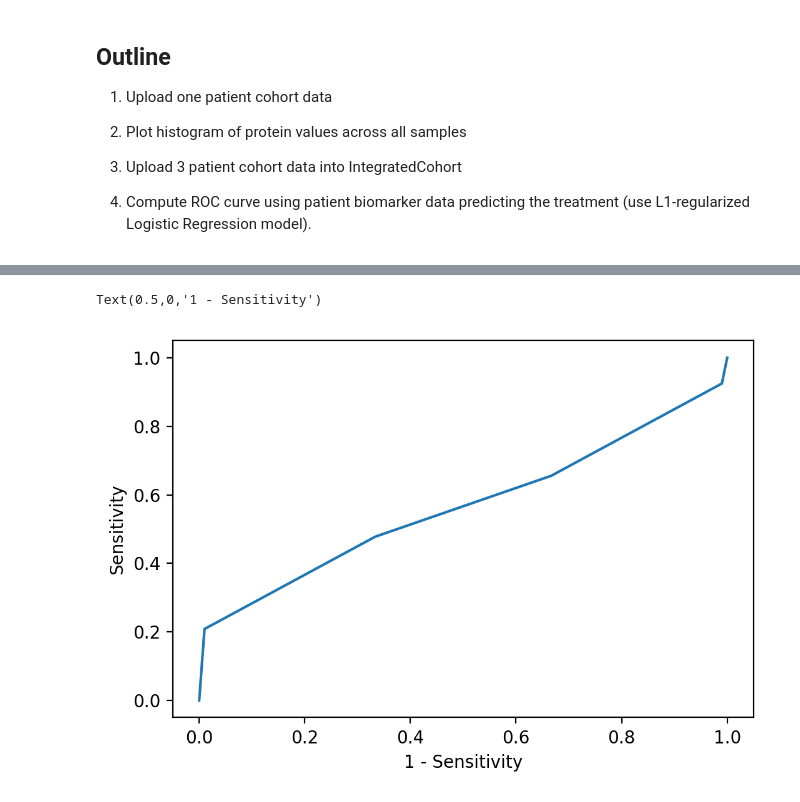
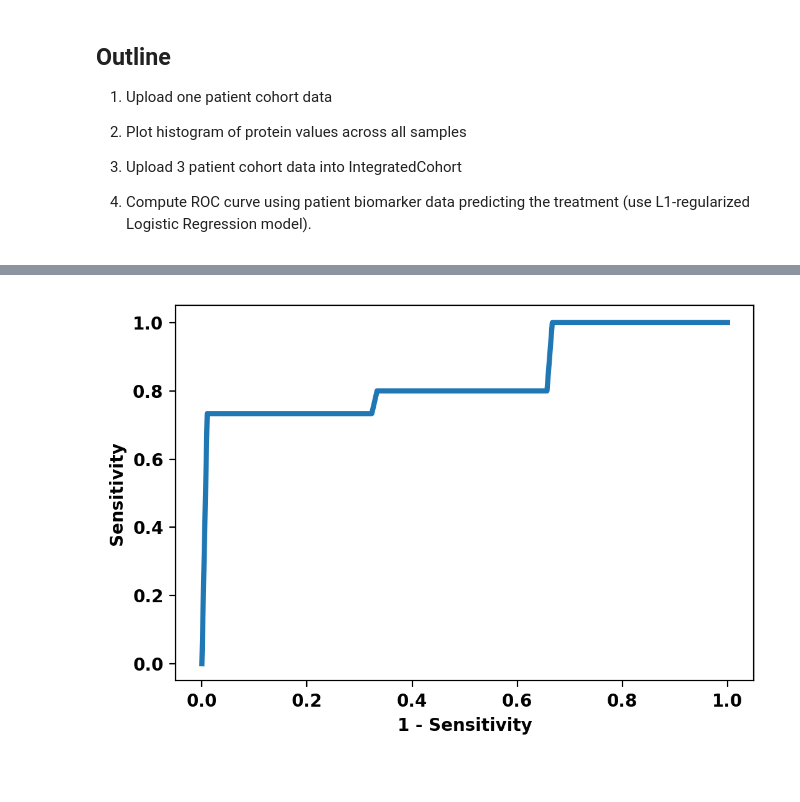
Before and after one commit to ngiangre/cohorts, a Jupyter notebook: Bioinformatics_Note_Implementation.ipynb, the cells around one changed output, grey strips where cells are left out. Cells and saved outputs as stored; diff of their text form; code cells hidden in the pictures; blank space fills up the shorter version.

```diff
--- a/Bioinformatics_Note_Implementation.ipynb
+++ b/Bioinformatics_Note_Implementation.ipynb
@@ -123,18 +141,20 @@ inter = 100
 fprs = np.linspace(0, 1, inter)
 tprs = []
 for train, test in cv.split(X, Y):
-    y_score =  (LogisticRegression(C=10,penalty='l1').
+    y_score =  (LogisticRegression(C=1,penalty='l1').
                   fit(X.iloc[train],Y.iloc[train]).
-                  predict(X.iloc[test]))
-    fpr, tpr, _ = roc_curve(Y.iloc[test],y_score,1)
+                  predict_proba(X.iloc[test]))
+    fpr, tpr, _ = roc_curve(Y.iloc[test],y_score[:,1],1)
     tprs.append(interp(fprs, fpr, tpr))
     tprs[-1][0] = 0.0
 mean_tpr = np.mean(tprs, axis=0)
 # %%
 fig,ax=plt.subplots(dpi=200)
-ax.plot(fprs,mean_tpr)
-ax.set_ylabel('Sensitivity')
-ax.set_xlabel('1 - Sensitivity')
+ax.plot(fprs,mean_tpr,linewidth=3)
+ax.set_ylabel('Sensitivity',fontweight='bold')
+ax.set_xlabel('1 - Sensitivity',fontweight='bold')
+ax.set_yticklabels([np.round(k,2) for k in ax.get_yticks()],fontweight='bold')
+g = ax.set_xticklabels([np.round(k,2) for k in ax.get_xticks()],fontweight='bold')
+fig.savefig('figures/Treatment_prediction.pdf')
 # %% [output]
-Text(0.5,0,'1 - Sensitivity')
-[figure, old version]
+[figure, new version]
```
Also changed, not shown: parts of 3 cells of this notebook, 12 other files.
